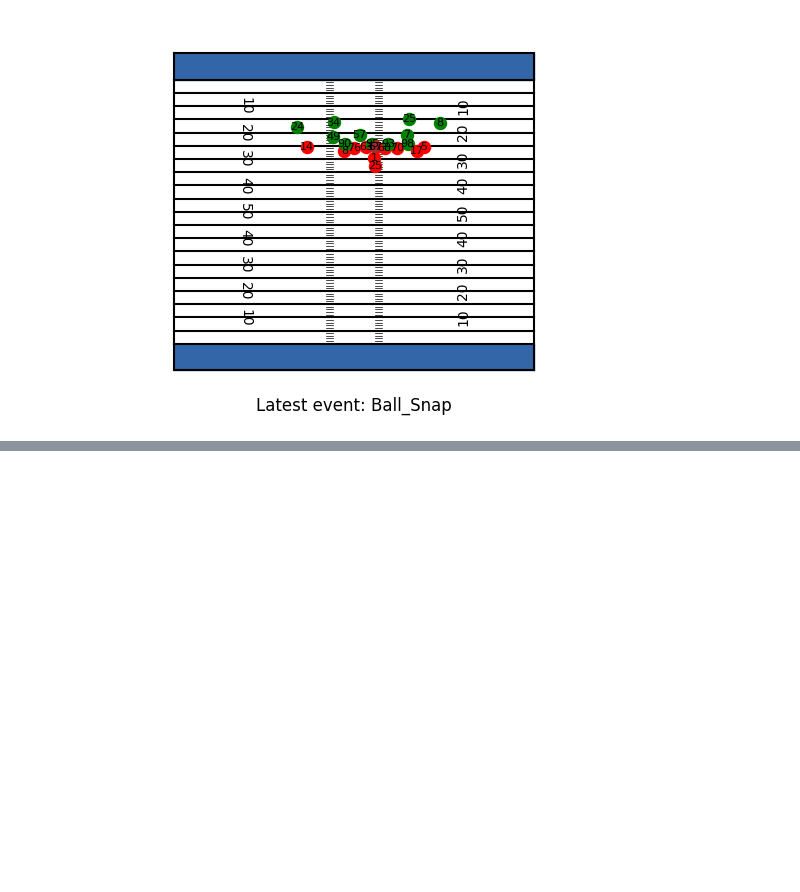
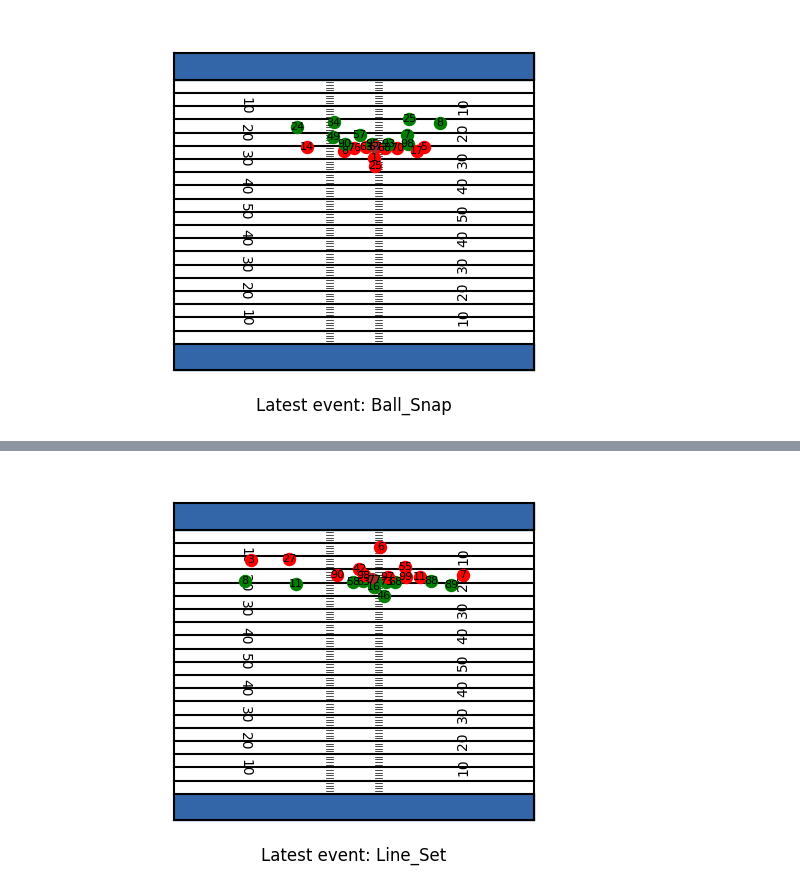
Before and after one commit to ianastalosh/big_data_bowl_2025, a Jupyter notebook: notebooks/plotting/images_for_final_notebook.ipynb, the cells around one changed output, grey strips where cells are left out. Cells and saved outputs as stored; diff of their text form; code cells hidden in the pictures; blank space fills up the shorter version.

Commit message:
Update plays

```diff
--- a/notebooks/plotting/images_for_final_notebook.ipynb
+++ b/notebooks/plotting/images_for_final_notebook.ipynb
@@ -91,3 +91,6 @@ play2_plot.plot_frame(46)
 play2_plot.plot_frame(204)
 # %% [output]
 [figure]
+# %%
+play3_tracking = data.tracking_data.filter((pl.col("gameId") == 2022102303) & (pl.col("playId") == 2646)).collect()
+play3_tracking.filter((pl.col("event") != "NA") & (pl.col("club") == "football")).select(["frameId", "event"]).sort("frameId")
@@ -93,0 +111,7 @@ play2_plot.plot_frame(204)
+# %%
+play3_plot = PlotPlayVertical(play3_tracking)
+
+# Line set
+play3_plot.plot_frame(70)
+# %% [output]
+[figure, added]
```
Also changed, not shown: parts of 2 cells of this notebook, 3 other files.
